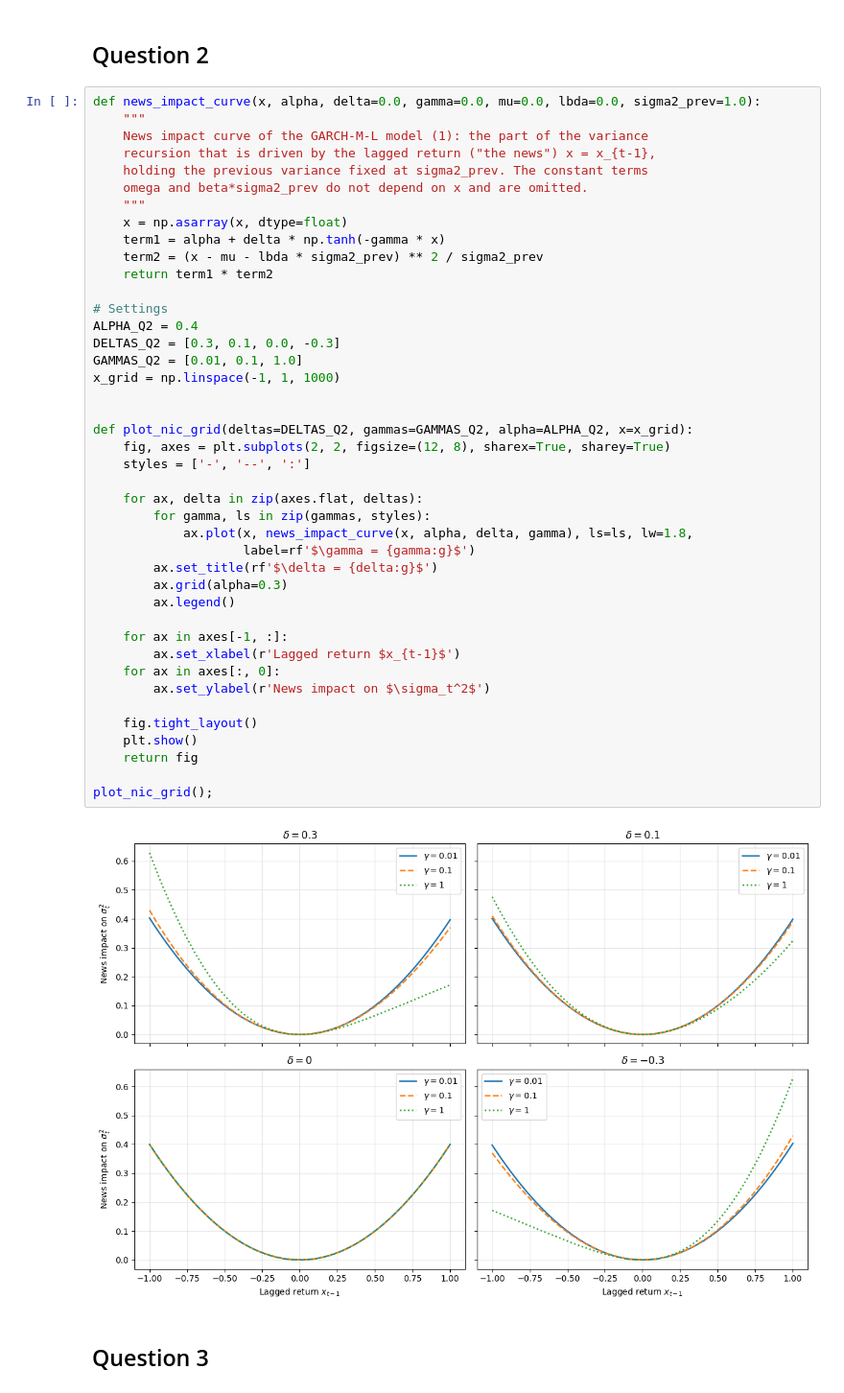
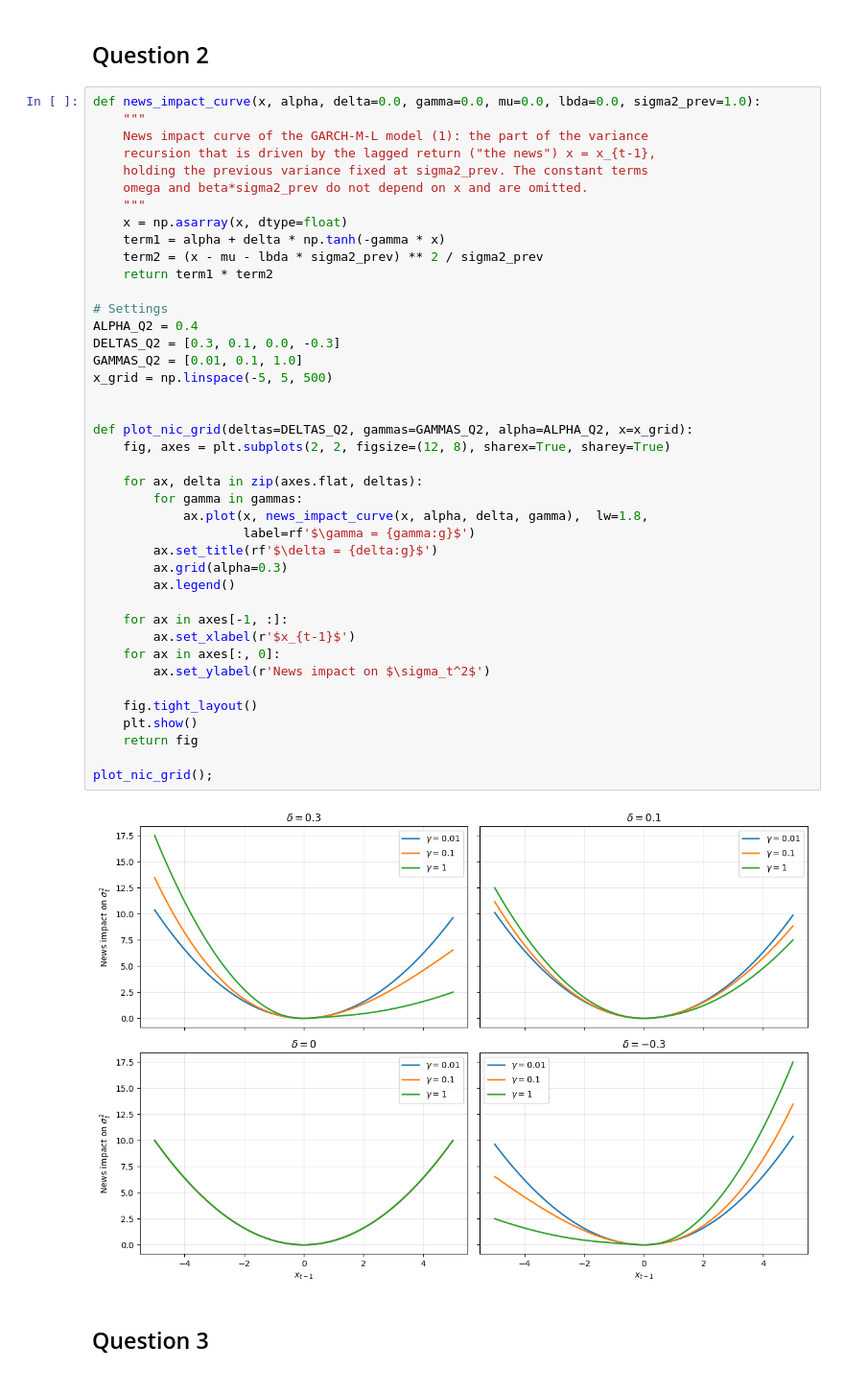
Before and after one commit to phuc2205/AECTR_GA1, a Jupyter notebook: ga1.ipynb, the cells around one changed output. Shown at 96% size. Saved outputs shown, nothing was run; the diff lists cells and outputs as text.

```diff
--- a/ga1.ipynb
+++ b/ga1.ipynb
@@ -91,39 +91,38 @@ def news_impact_curve(x, alpha, delta=0.0, gamma=0.0, mu=0.0, lbda=0.0, sigma2_p
     x = np.asarray(x, dtype=float)
     term1 = alpha + delta * np.tanh(-gamma * x)
     term2 = (x - mu - lbda * sigma2_prev) ** 2 / sigma2_prev
     return term1 * term2
 
 # Settings
 ALPHA_Q2 = 0.4
 DELTAS_Q2 = [0.3, 0.1, 0.0, -0.3]
 GAMMAS_Q2 = [0.01, 0.1, 1.0]
-x_grid = np.linspace(-1, 1, 1000)
+x_grid = np.linspace(-5, 5, 500)
 
 
 def plot_nic_grid(deltas=DELTAS_Q2, gammas=GAMMAS_Q2, alpha=ALPHA_Q2, x=x_grid):
     fig, axes = plt.subplots(2, 2, figsize=(12, 8), sharex=True, sharey=True)
-    styles = ['-', '--', ':']
 
     for ax, delta in zip(axes.flat, deltas):
-        for gamma, ls in zip(gammas, styles):
-            ax.plot(x, news_impact_curve(x, alpha, delta, gamma), ls=ls, lw=1.8,
+        for gamma in gammas:
+            ax.plot(x, news_impact_curve(x, alpha, delta, gamma),  lw=1.8,
                     label=rf'$\gamma = {gamma:g}$')
         ax.set_title(rf'$\delta = {delta:g}$')
         ax.grid(alpha=0.3)
         ax.legend()
 
     for ax in axes[-1, :]:
-        ax.set_xlabel(r'Lagged return $x_{t-1}$')
+        ax.set_xlabel(r'$x_{t-1}$')
     for ax in axes[:, 0]:
         ax.set_ylabel(r'News impact on $\sigma_t^2$')
 
     fig.tight_layout()
     plt.show()
     return fig
 
 plot_nic_grid();
 # %% [output]
-[figure, old version]
+[figure, new version]
 # %% [markdown]
 ## Question 3
 # %%
```
Also changed, not shown: parts of 1 cell of this notebook, 10 other files.
